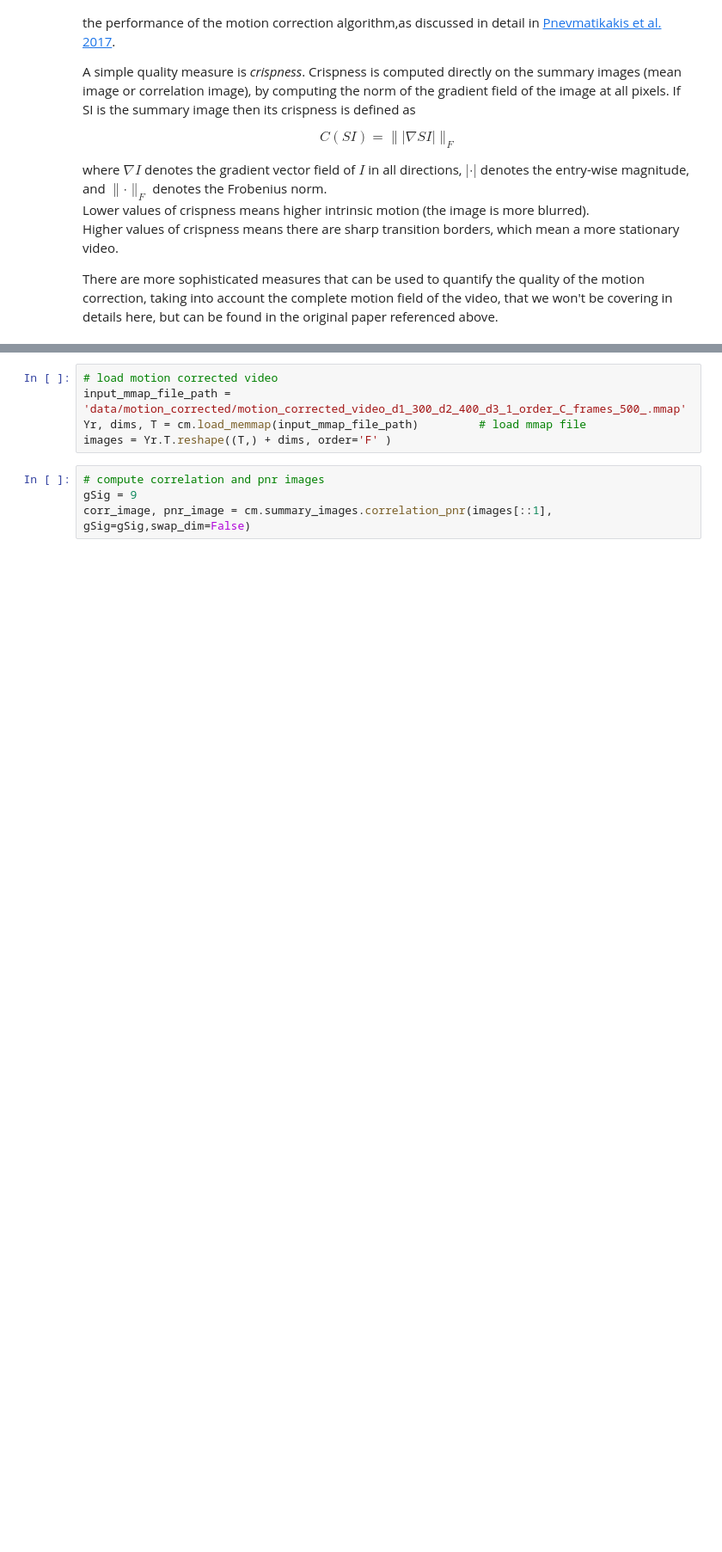
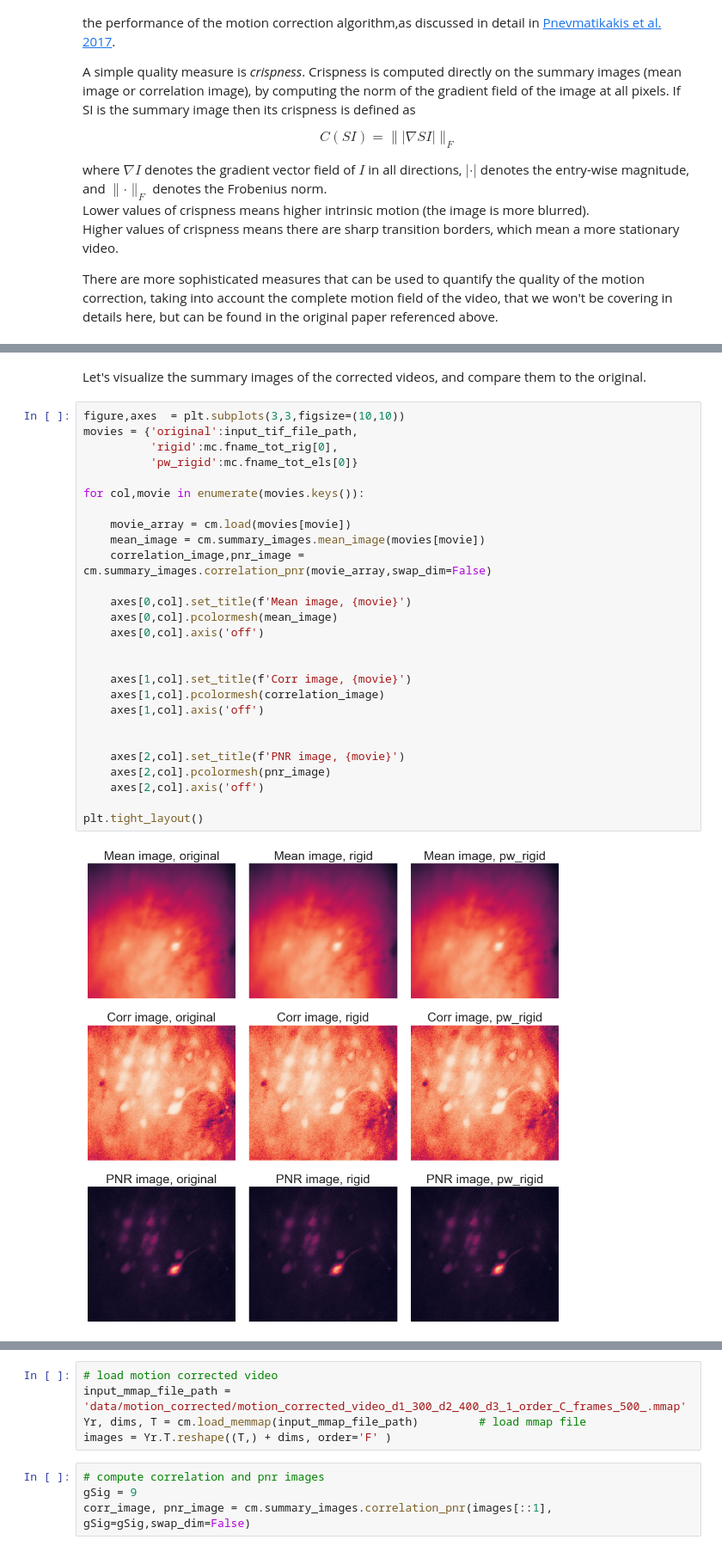
Before and after one commit to neural-data-science-course/neural-data, a Jupyter notebook: 03-calcium_imaging/calcium_imaging.ipynb, the cells around one changed output, grey strips where cells are left out. Shown at 86% size. Saved outputs shown, nothing was run; the diff lists cells and outputs as text; blank space fills up the shorter version.

```diff
--- a/03-calcium_imaging/calcium_imaging.ipynb
+++ b/03-calcium_imaging/calcium_imaging.ipynb
@@ -265,3 +287,34 @@ There are more sophisticated measures that can be used to quantify the quality o
+# %% [markdown]
+Let's visualize the summary images of the corrected videos, and compare them to the original.
+# %%
+figure,axes  = plt.subplots(3,3,figsize=(10,10))
+movies = {'original':input_tif_file_path,
+          'rigid':mc.fname_tot_rig[0],
+          'pw_rigid':mc.fname_tot_els[0]}
+
+for col,movie in enumerate(movies.keys()):
+
+    movie_array = cm.load(movies[movie])
+    mean_image = cm.summary_images.mean_image(movies[movie])
+    correlation_image,pnr_image = cm.summary_images.correlation_pnr(movie_array,swap_dim=False)
+
+    axes[0,col].set_title(f'Mean image, {movie}')
+    axes[0,col].pcolormesh(mean_image)
+    axes[0,col].axis('off')
+
+
+    axes[1,col].set_title(f'Corr image, {movie}')
+    axes[1,col].pcolormesh(correlation_image)
+    axes[1,col].axis('off')
+
+
+    axes[2,col].set_title(f'PNR image, {movie}')
+    axes[2,col].pcolormesh(pnr_image)
+    axes[2,col].axis('off')
+
+plt.tight_layout()
+# %% [output]
+[figure, added]
 # %% [markdown]
 <div class="alert alert-block alert-info">
 
```
Also changed, not shown: parts of 10 cells of this notebook.
